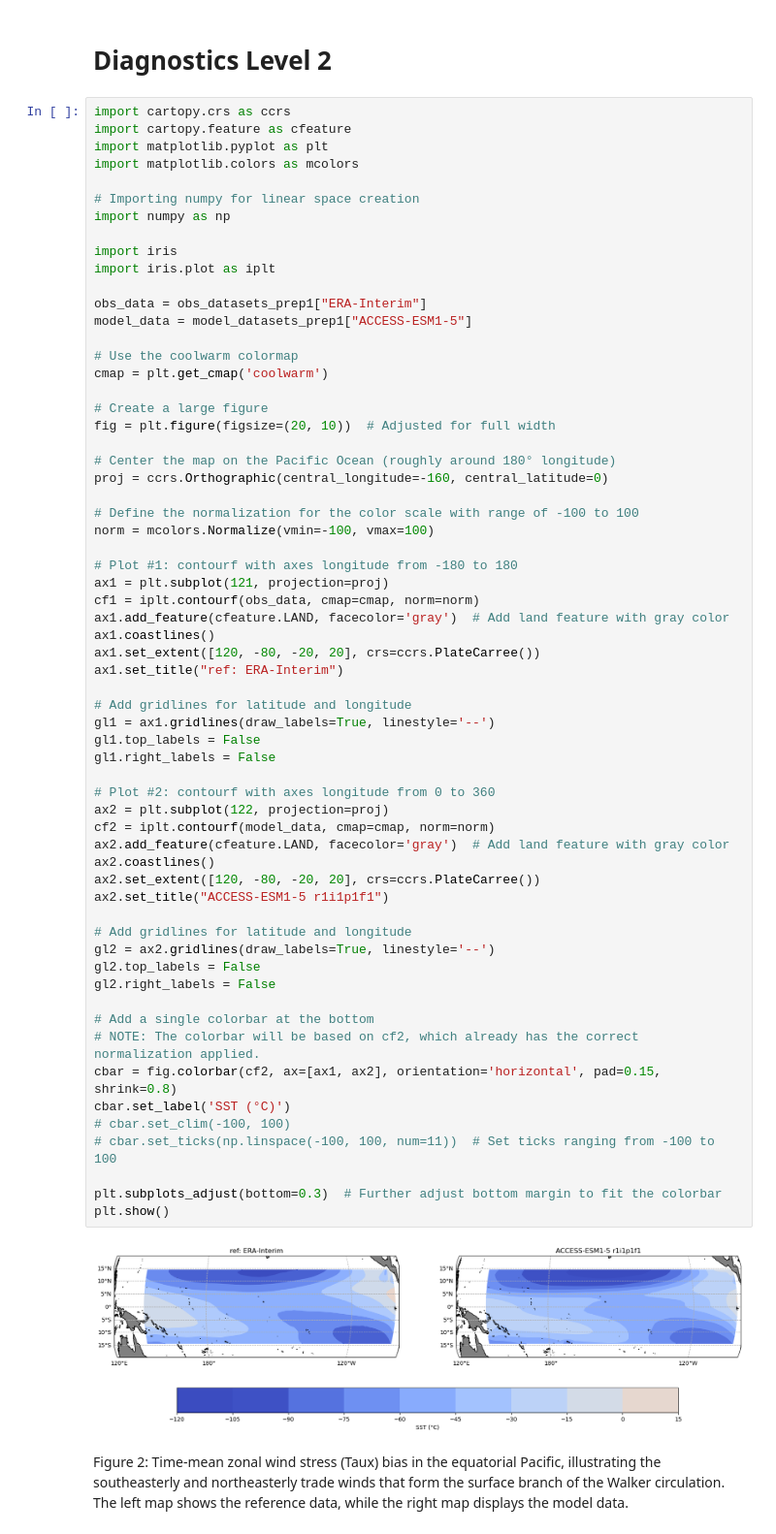
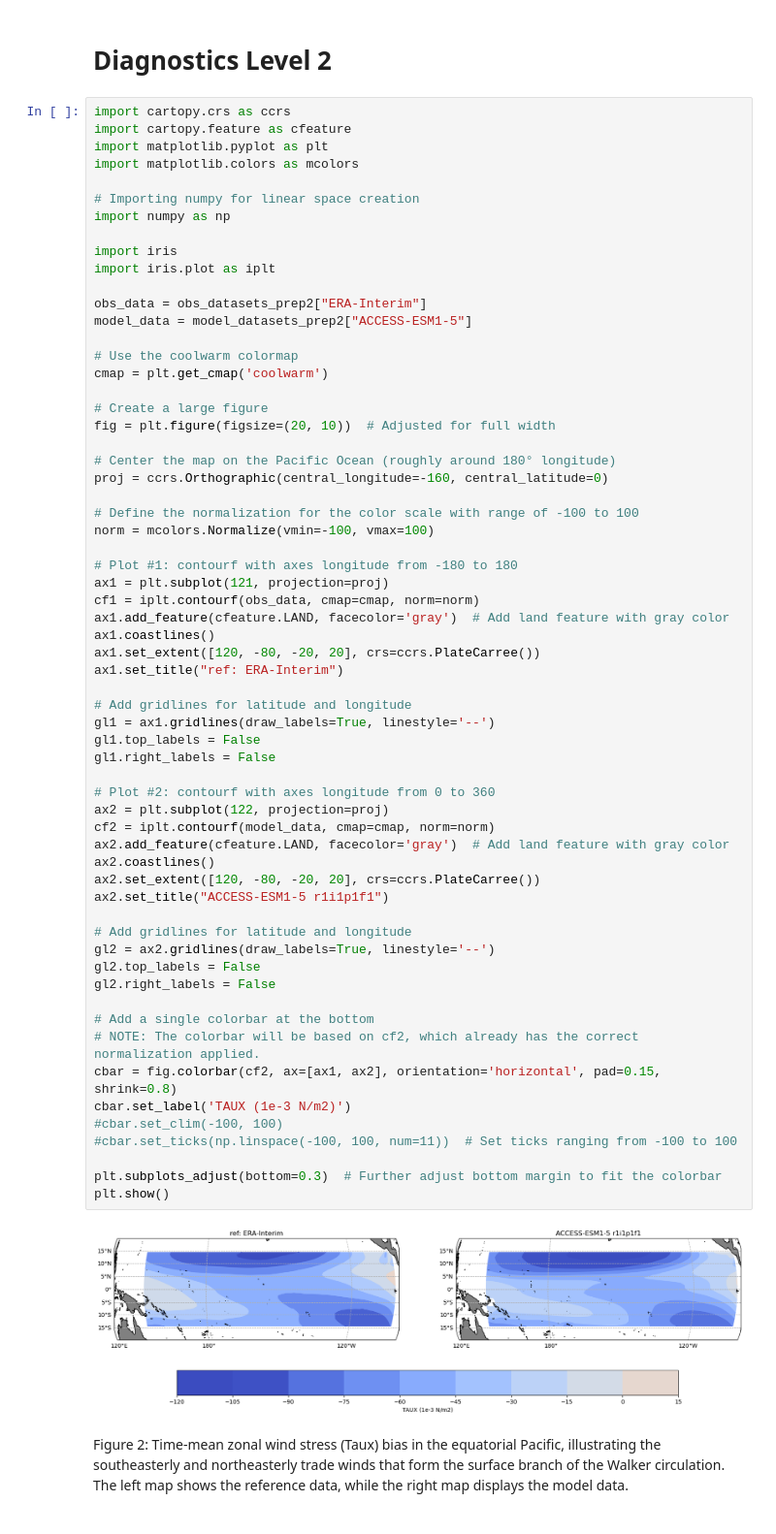
Before and after one commit to ACCESS-NRI/ACCESS-ENSO-recipes, a Jupyter notebook: 04-eq_Taux_bias.ipynb, the cells around one changed output. Shown at 97% size. Drawn from its saved outputs; the diff is of its cells as text.

```diff
--- a/04-eq_Taux_bias.ipynb
+++ b/04-eq_Taux_bias.ipynb
@@ -192,8 +182,8 @@ import numpy as np
 import iris
 import iris.plot as iplt
 
-obs_data = obs_datasets_prep1["ERA-Interim"]
-model_data = model_datasets_prep1["ACCESS-ESM1-5"]
+obs_data = obs_datasets_prep2["ERA-Interim"]
+model_data = model_datasets_prep2["ACCESS-ESM1-5"]
 
 # Use the coolwarm colormap
 cmap = plt.get_cmap('coolwarm')
@@ -213,36 +203,36 @@ cf1 = iplt.contourf(obs_data, cmap=cmap, norm=norm)
 ax1.add_feature(cfeature.LAND, facecolor='gray')  # Add land feature with gray color
 ax1.coastlines()
 ax1.set_extent([120, -80, -20, 20], crs=ccrs.PlateCarree())
 ax1.set_title("ref: ERA-Interim")
 
 # Add gridlines for latitude and longitude
 gl1 = ax1.gridlines(draw_labels=True, linestyle='--')
 gl1.top_labels = False
 gl1.right_labels = False
 
 # Plot #2: contourf with axes longitude from 0 to 360
 ax2 = plt.subplot(122, projection=proj)
 cf2 = iplt.contourf(model_data, cmap=cmap, norm=norm)
 ax2.add_feature(cfeature.LAND, facecolor='gray')  # Add land feature with gray color
 ax2.coastlines()
 ax2.set_extent([120, -80, -20, 20], crs=ccrs.PlateCarree())
 ax2.set_title("ACCESS-ESM1-5 r1i1p1f1")
 
 # Add gridlines for latitude and longitude
 gl2 = ax2.gridlines(draw_labels=True, linestyle='--')
 gl2.top_labels = False
 gl2.right_labels = False
 
 # Add a single colorbar at the bottom
 # NOTE: The colorbar will be based on cf2, which already has the correct normalization applied.
 cbar = fig.colorbar(cf2, ax=[ax1, ax2], orientation='horizontal', pad=0.15, shrink=0.8)
-cbar.set_label('SST (°C)')
-# cbar.set_clim(-100, 100)
-# cbar.set_ticks(np.linspace(-100, 100, num=11))  # Set ticks ranging from -100 to 100
+cbar.set_label('TAUX (1e-3 N/m2)')
+#cbar.set_clim(-100, 100)
+#cbar.set_ticks(np.linspace(-100, 100, num=11))  # Set ticks ranging from -100 to 100
 
 plt.subplots_adjust(bottom=0.3)  # Further adjust bottom margin to fit the colorbar
 plt.show()
 # %% [output]
-[figure, old version]
+[figure, new version]
 # %% [markdown]
 Figure 2: Time-mean zonal wind stress (Taux) bias in the equatorial Pacific, illustrating the southeasterly and northeasterly trade winds that form the surface branch of the Walker circulation. The left map shows the reference data, while the right map displays the model data.
```
Also changed, not shown: parts of 3 cells of this notebook.
